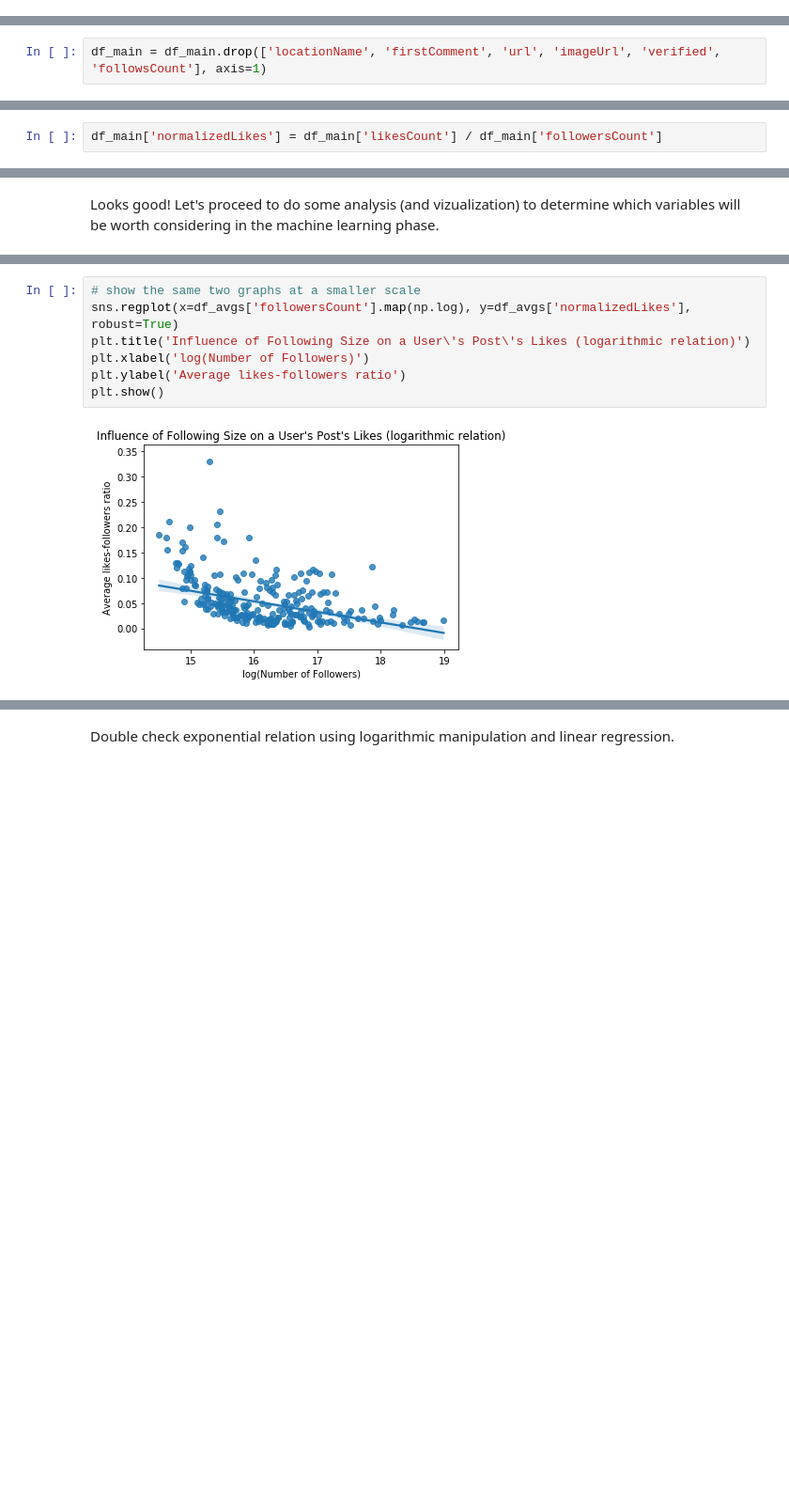
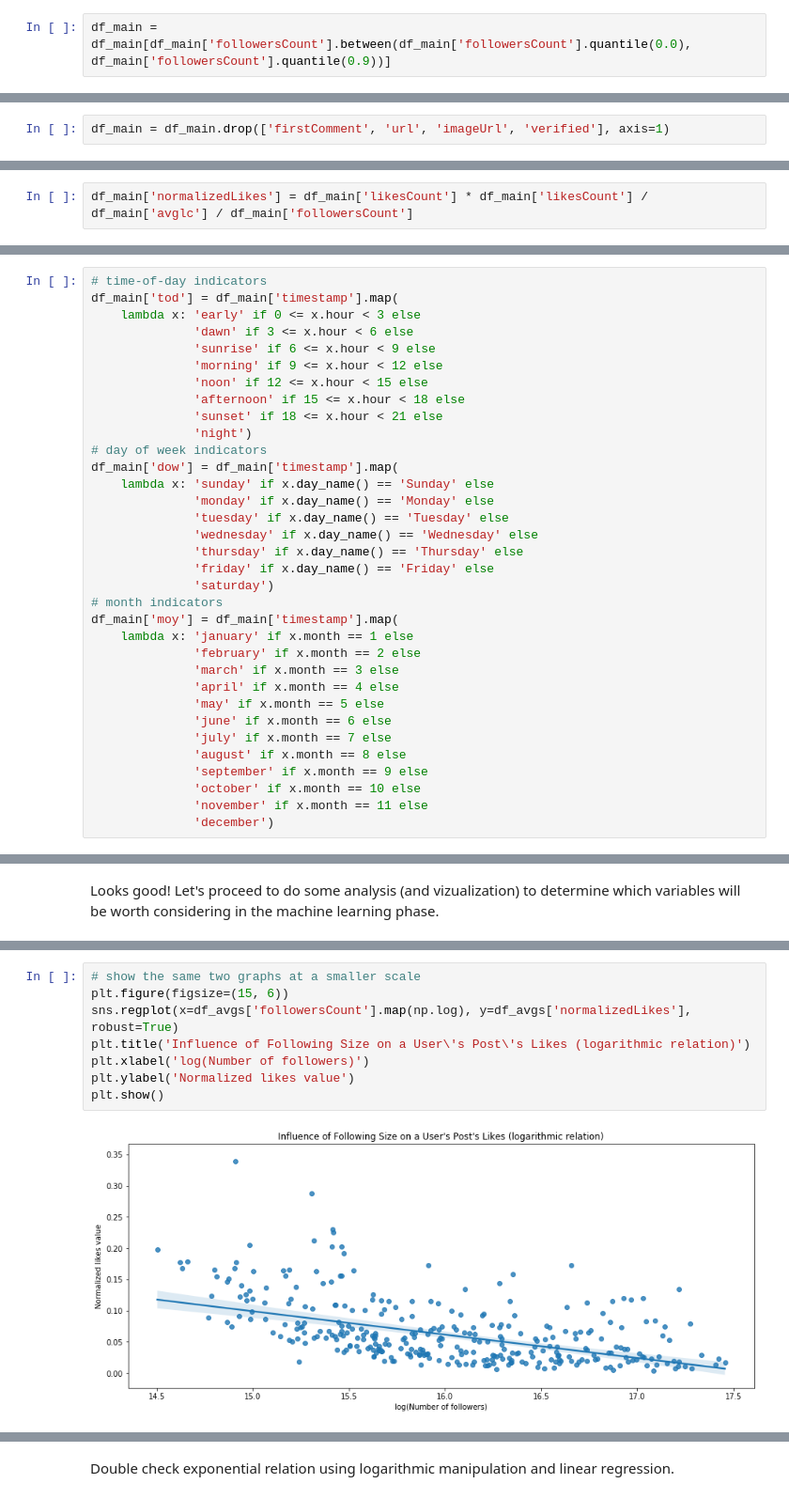
Before and after one commit to ishan3247/Predictagram, a Jupyter notebook: analysis/analysis.ipynb, the cells around one changed output, grey strips where cells are left out. Shown: that part at 94% size. Saved outputs shown, nothing was run; the diff lists cells and outputs as text; blank space fills up the shorter version.

```diff
--- a/analysis/analysis.ipynb
+++ b/analysis/analysis.ipynb
@@ -22 +17,3 @@ df_main = df_main[df_main['imageUrl'].map(lambda x: "1080x1080" in x)]
+# %%
+df_main = df_main[df_main['followersCount'].between(df_main['followersCount'].quantile(0.0), df_main['followersCount'].quantile(0.9))]
 # %% [markdown]
@@ -49,5 +51,5 @@ df_main['captionLength'] = df_main['firstComment'].map(lambda x: 0 if x == None
 # %% [markdown]
 Now, we can remove non-essential columns, or columns we will not be later using in analysis or machine learning. In particular, these are locationName, firstComment, url, imageUrl, verified, and followsCount.
 # %%
-df_main = df_main.drop(['locationName', 'firstComment', 'url', 'imageUrl', 'verified', 'followsCount'], axis=1)
+df_main = df_main.drop(['firstComment', 'url', 'imageUrl', 'verified'], axis=1)
 # %% [markdown]
@@ -55,3 +57,3 @@ We must then add a column containing normalized likes values for each post, so t
 # %%
-df_main['normalizedLikes'] = df_main['likesCount'] / df_main['followersCount']
+df_main['normalizedLikes'] = df_main['likesCount'] * df_main['likesCount'] / df_main['avglc'] / df_main['followersCount']
 # %% [markdown]
@@ -90,3 +61,37 @@ df_main['december'] = df_main['timestamp'].map(lambda x: x.month == 12)
+# %%
+# time-of-day indicators
+df_main['tod'] = df_main['timestamp'].map(
+    lambda x: 'early' if 0 <= x.hour < 3 else
+              'dawn' if 3 <= x.hour < 6 else
+              'sunrise' if 6 <= x.hour < 9 else
+              'morning' if 9 <= x.hour < 12 else
+              'noon' if 12 <= x.hour < 15 else
+              'afternoon' if 15 <= x.hour < 18 else
+              'sunset' if 18 <= x.hour < 21 else
+              'night')
+# day of week indicators
+df_main['dow'] = df_main['timestamp'].map(
+    lambda x: 'sunday' if x.day_name() == 'Sunday' else
+              'monday' if x.day_name() == 'Monday' else
+              'tuesday' if x.day_name() == 'Tuesday' else
+              'wednesday' if x.day_name() == 'Wednesday' else
+              'thursday' if x.day_name() == 'Thursday' else
+              'friday' if x.day_name() == 'Friday' else
+              'saturday')
+# month indicators
+df_main['moy'] = df_main['timestamp'].map(
+    lambda x: 'january' if x.month == 1 else
+              'february' if x.month == 2 else
+              'march' if x.month == 3 else
+              'april' if x.month == 4 else
+              'may' if x.month == 5 else
+              'june' if x.month == 6 else
+              'july' if x.month == 7 else
+              'august' if x.month == 8 else
+              'september' if x.month == 9 else
+              'october' if x.month == 10 else
+              'november' if x.month == 11 else
+              'december')
 # %% [markdown]
 Lastly, let's print out the first three rows of our updated dataframe to ensure our changes are correct.
 # %%
@@ -152,10 +140,11 @@ Double check possible relation using logarithmic manipulation and linear regress
 # %%
 # show the same two graphs at a smaller scale
+plt.figure(figsize=(15, 6))
 sns.regplot(x=df_avgs['followersCount'].map(np.log), y=df_avgs['normalizedLikes'], robust=True)
 plt.title('Influence of Following Size on a User\'s Post\'s Likes (logarithmic relation)')
-plt.xlabel('log(Number of Followers)')
-plt.ylabel('Average likes-followers ratio')
+plt.xlabel('log(Number of followers)')
+plt.ylabel('Normalized likes value')
 plt.show()
 # %% [output]
-[figure, old version]
+[figure, new version]
 # %% [markdown]
```
Also changed, not shown: parts of 45 cells of this notebook, 24 other files.
